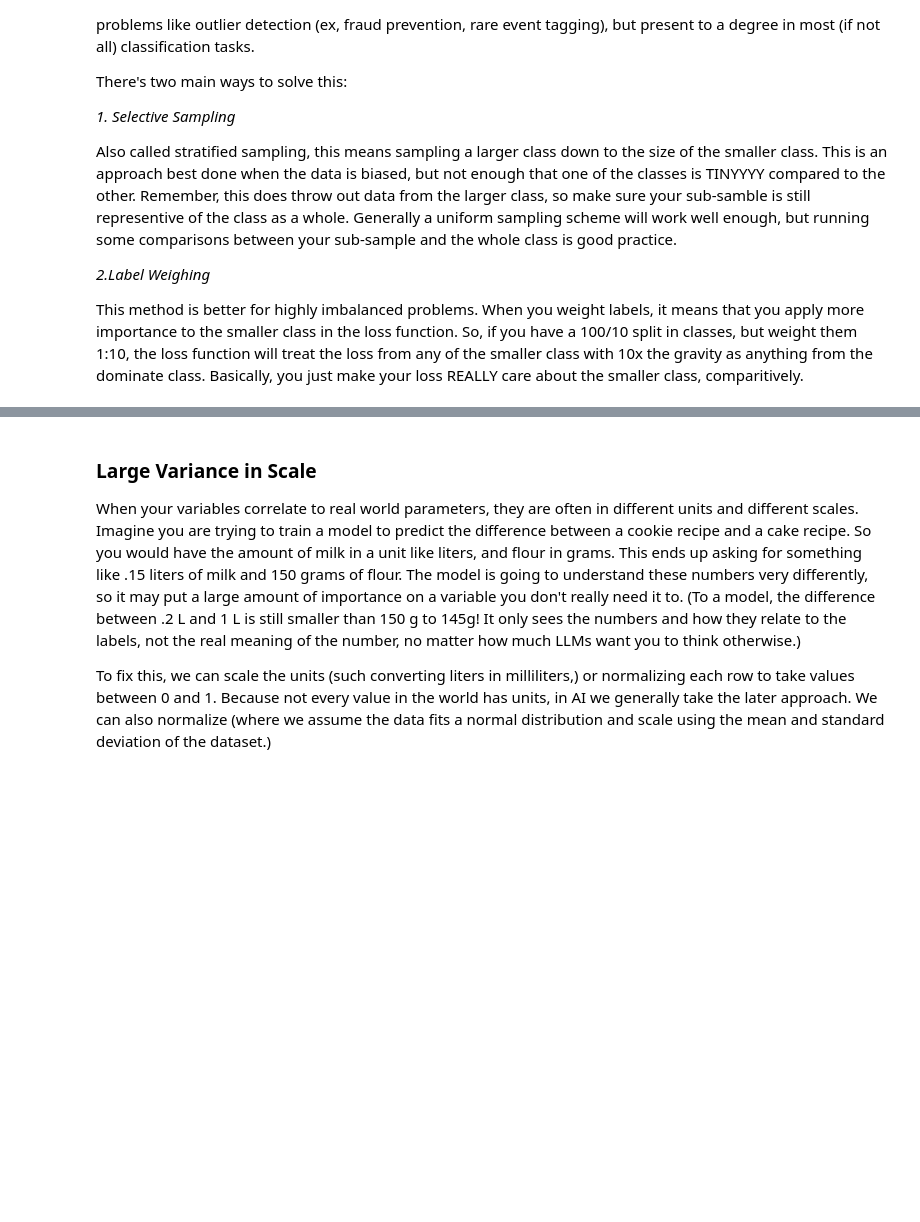
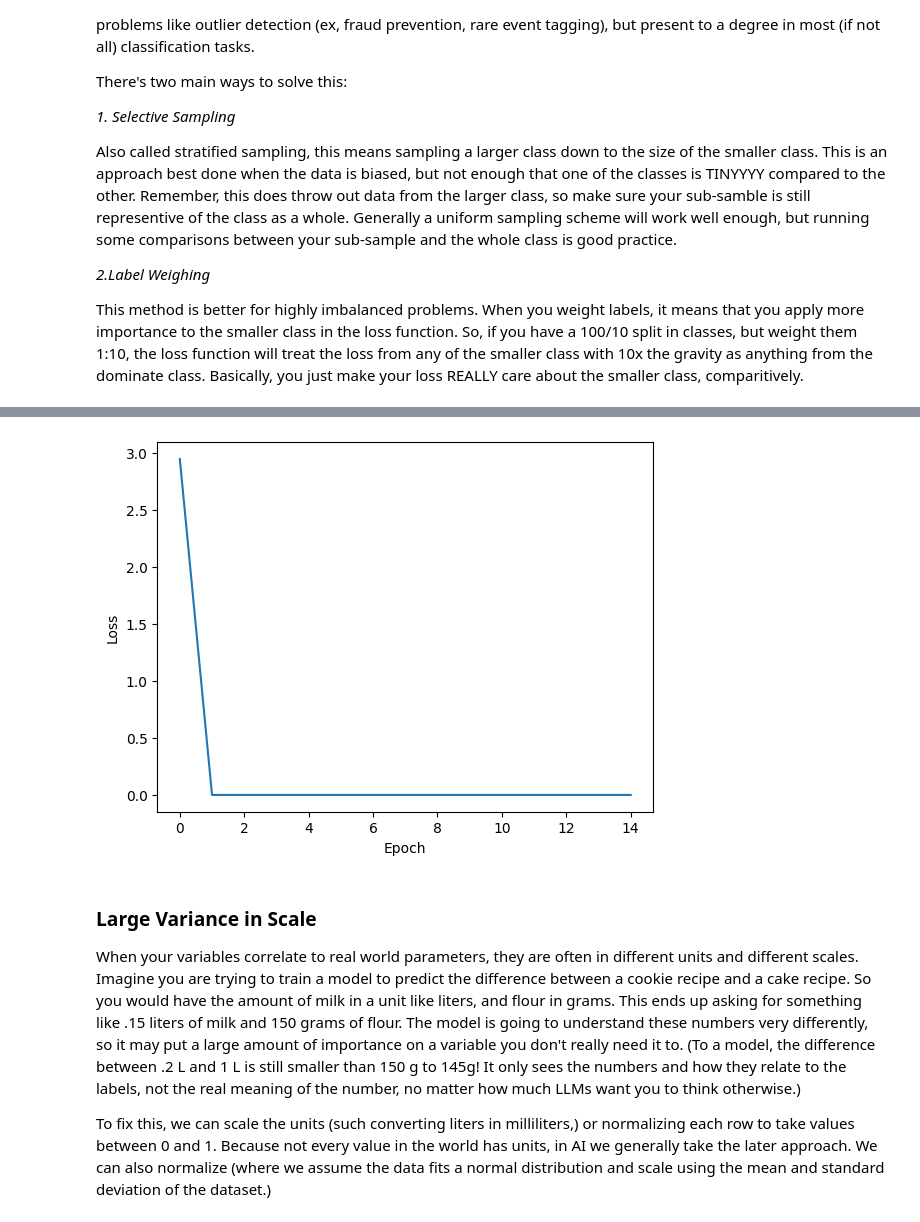
Before and after one commit to BNL-Fermilab-RENEW/tutorials_2023, a Jupyter notebook: 07_Challenge/common_pitfalls.ipynb, the cells around one changed output, grey strips where cells are left out. Saved outputs shown, nothing was run; the diff lists cells and outputs as text; code cells hidden in the pictures; blank space fills up the shorter version.

```diff
--- a/07_Challenge/common_pitfalls.ipynb
+++ b/07_Challenge/common_pitfalls.ipynb
@@ -165,0 +219,30 @@ very_unbalanced_data = ""
+# %%
+def make_model():
+    inputs = Input(shape=(1,))
+    dense = Dense(200)(inputs)
+    dense = Dense(200)(dense)
+    output = Dense(1)(dense)
+
+    model = Model(inputs, output)
+    model.compile(loss="binary_crossentropy", optimizer="sgd")
+    return model
+
+# Now in Kera's `fit` method, you can supply a "class_balance". This modifies the way loss is calculated, so that error associated with each label is balanced with a weight
+
+model = make_model()
+history = model.fit(
+    x = very_imbalanced_data[0],
+    y = very_imbalanced_data[1],
+    class_weight = {0:1, 1:10}, #Making sure that a 1 is given 10x the weight of a 0.
+    epochs=15,
+    verbose=0
+).history
+
+loss = history['loss']
+epochs = range(len(loss))
+
+plt.plot(epochs, loss)
+plt.xlabel("Epoch")
+plt.ylabel("Loss")
+plt.show() # It gets pretty good at this pretty quick
+# %% [output]
@@ -166,3 +250,4 @@ very_unbalanced_data = ""
+[figure, added]
 # %% [markdown]
 ### Large Variance in Scale
 
```
Also changed, not shown: parts of 25 cells of this notebook, 1 other file.
